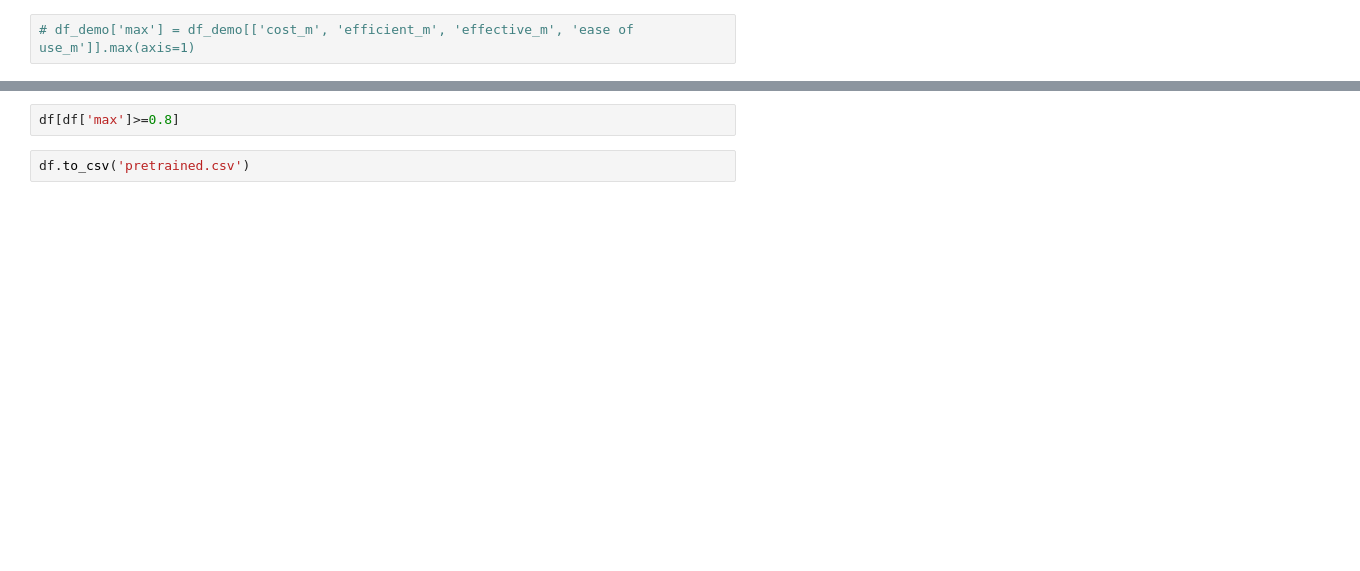
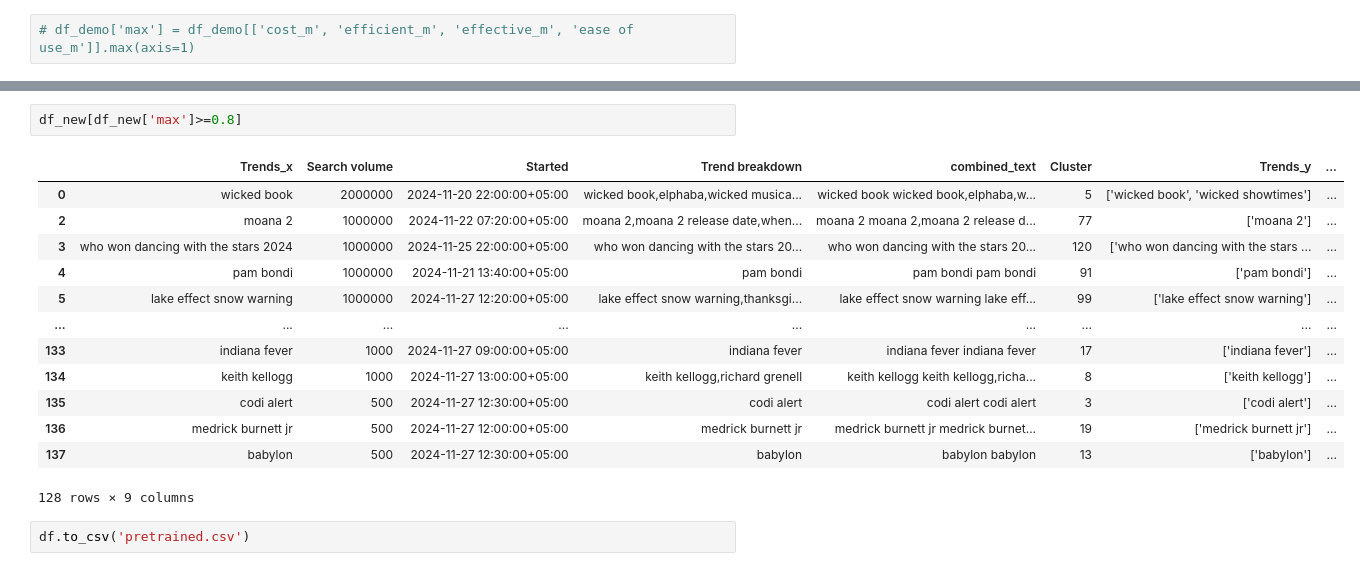
Before and after one commit to woonsupkim/DataViz, a Jupyter notebook: Data_Journalism.ipynb, the cells around one changed output, grey strips where cells are left out. Cells and saved outputs as stored; diff of their text form; blank space fills up the shorter version.

```diff
--- a/Data_Journalism.ipynb
+++ b/Data_Journalism.ipynb
@@ -133,4 +212,18 @@ len(df[df['max'] > 0.8])
 # %%
-df[df['max']>=0.8]
+df_new[df_new['max']>=0.8]
+# %% [output]
+|  | Trends_x | Search volume | Started | Trend breakdown | combined_text | Cluster | Trends_y | ... |
+| 0 | wicked book | 2000000 | 2024-11-20 22:00:00+05:00 | wicked book,elphaba,wicked musica... | wicked book wicked book,elphaba,w... | 5 | ['wicked book', 'wicked showtimes'] | ... |
+| 2 | moana 2 | 1000000 | 2024-11-22 07:20:00+05:00 | moana 2,moana 2 release date,when... | moana 2 moana 2,moana 2 release d... | 77 | ['moana 2'] | ... |
+| 3 | who won dancing with the stars 2024 | 1000000 | 2024-11-25 22:00:00+05:00 | who won dancing with the stars 20... | who won dancing with the stars 20... | 120 | ['who won dancing with the stars ... | ... |
+| 4 | pam bondi | 1000000 | 2024-11-21 13:40:00+05:00 | pam bondi | pam bondi pam bondi | 91 | ['pam bondi'] | ... |
+| 5 | lake effect snow warning | 1000000 | 2024-11-27 12:20:00+05:00 | lake effect snow warning,thanksgi... | lake effect snow warning lake eff... | 99 | ['lake effect snow warning'] | ... |
+| ... | ... | ... | ... | ... | ... | ... | ... | ... |
+| 133 | indiana fever | 1000 | 2024-11-27 09:00:00+05:00 | indiana fever | indiana fever indiana fever | 17 | ['indiana fever'] | ... |
+| 134 | keith kellogg | 1000 | 2024-11-27 13:00:00+05:00 | keith kellogg,richard grenell | keith kellogg keith kellogg,richa... | 8 | ['keith kellogg'] | ... |
+| 135 | codi alert | 500 | 2024-11-27 12:30:00+05:00 | codi alert | codi alert codi alert | 3 | ['codi alert'] | ... |
+| 136 | medrick burnett jr | 500 | 2024-11-27 12:00:00+05:00 | medrick burnett jr | medrick burnett jr medrick burnet... | 19 | ['medrick burnett jr'] | ... |
+| 137 | babylon | 500 | 2024-11-27 12:30:00+05:00 | babylon | babylon babylon | 13 | ['babylon'] | ... |
+128 rows × 9 columns
 # %%
 df.to_csv('pretrained.csv')
```
Also changed, not shown: parts of 10 cells of this notebook, 1 other file.
